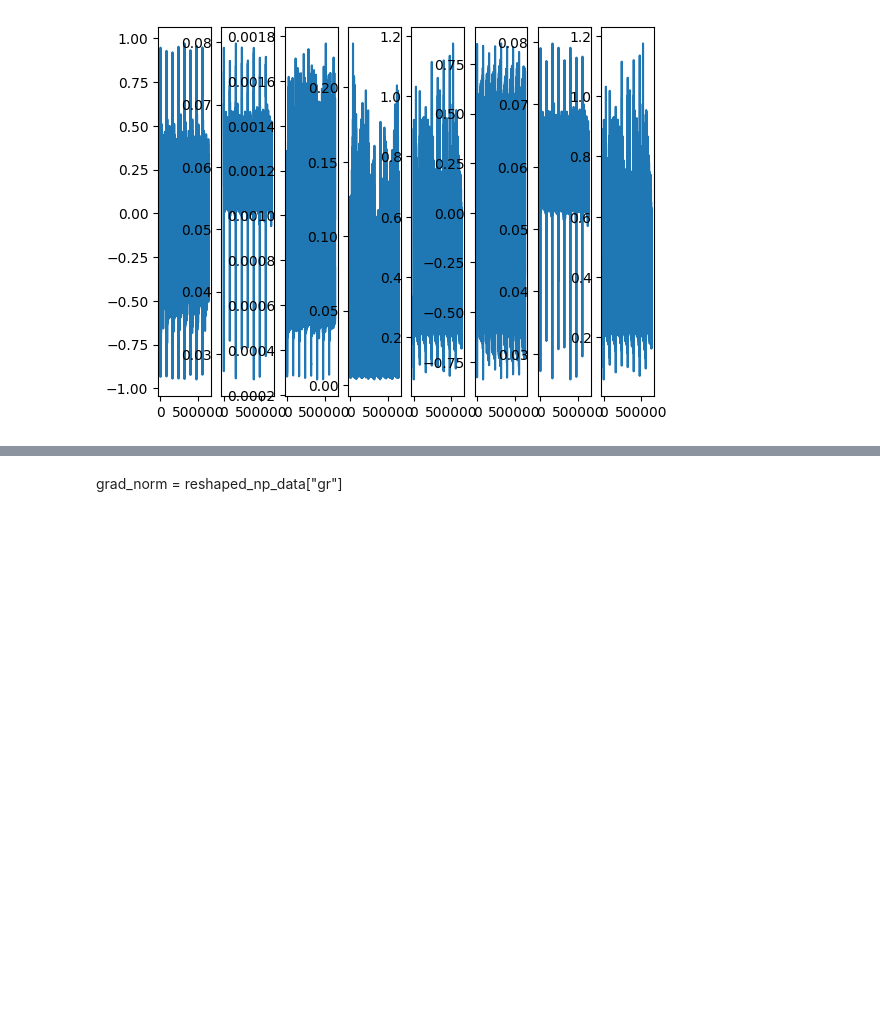
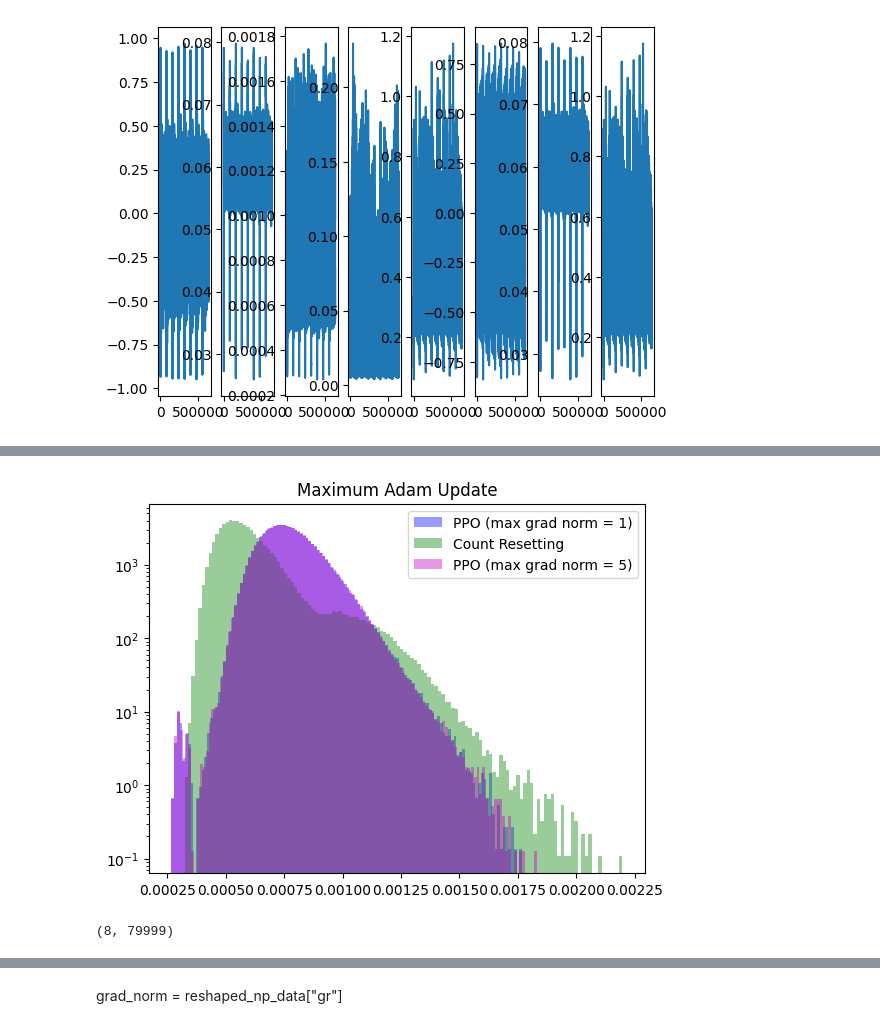
Before and after one commit to EmptyJackson/rl-nn-dynamics, a Jupyter notebook: notebooks/plot_metrics.ipynb, the cells around one changed output, grey strips where cells are left out. Drawn from its saved outputs; the diff is of its cells as text; code cells hidden in the pictures; blank space fills up the shorter version.

```diff
--- a/notebooks/plot_metrics.ipynb
+++ b/notebooks/plot_metrics.ipynb
@@ -118,0 +129,6 @@ with open("ppo_update_data.pickle", "rb") as f:
+# %%
+import pickle
+with open("clipped_ppo_data.pkl", "rb") as f:
+    data = pickle.load(f)
+# %%
+clipped_ppo_data = data
@@ -210,0 +329,13 @@ plt.subplots_adjust(wspace=0.6, hspace=0.4)
+# %%
+plt.hist(ppo_reshaped_np_data["max_update"][:, :].reshape(-1), bins=128, label="PPO (max grad norm = 1)", alpha=0.4, color="b", density=True, log=True)
+plt.hist(count_reset_reshaped_np_data["max_update"][:, :].reshape(-1), bins=128, label="Count Resetting", alpha=0.4, color="g",density=True, log=True)
+plt.hist(clipped_ppo_reshaped_np_data["max_update"][:, :].reshape(-1), bins=128, label="PPO (max grad norm = 5)", alpha=0.4, color="m", density=True, log=True)
+plt.title("Maximum Adam Update")
+plt.legend()
+plt.savefig("maximum_update_log_histogram.pdf", bbox_inches="tight")
+# %% [output]
+[figure, added]
+# %%
+ppo_reshaped_np_data["update_norm"].shape
+# %% [output]
+(8, 79999)
```
Also changed, not shown: parts of 22 cells of this notebook, 2 other files.
